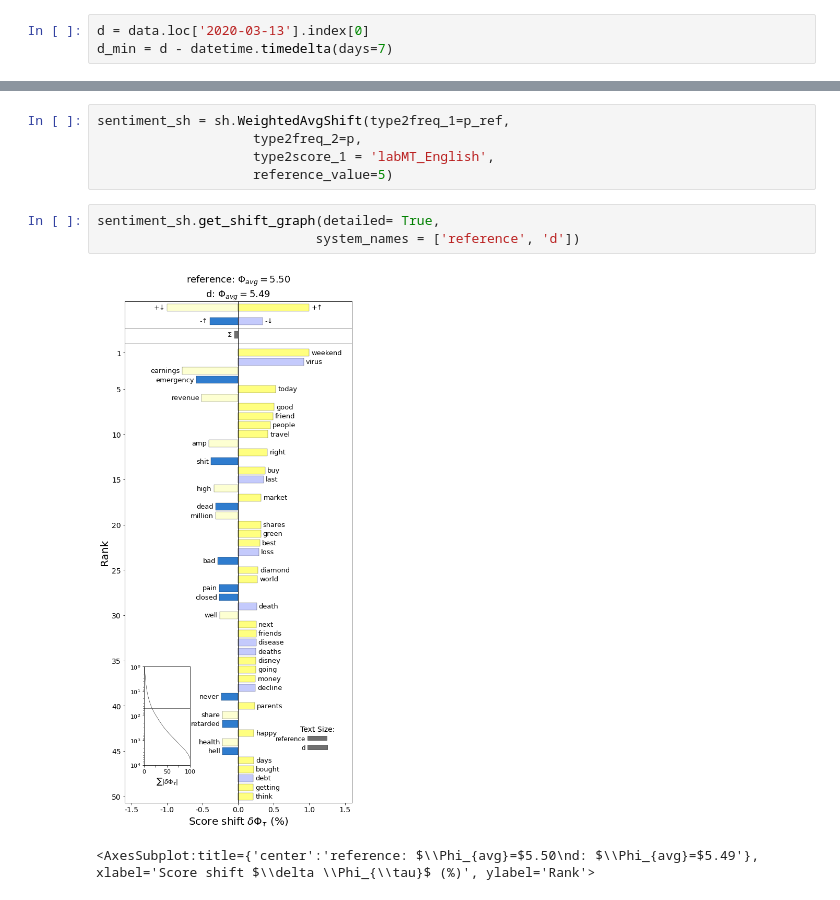
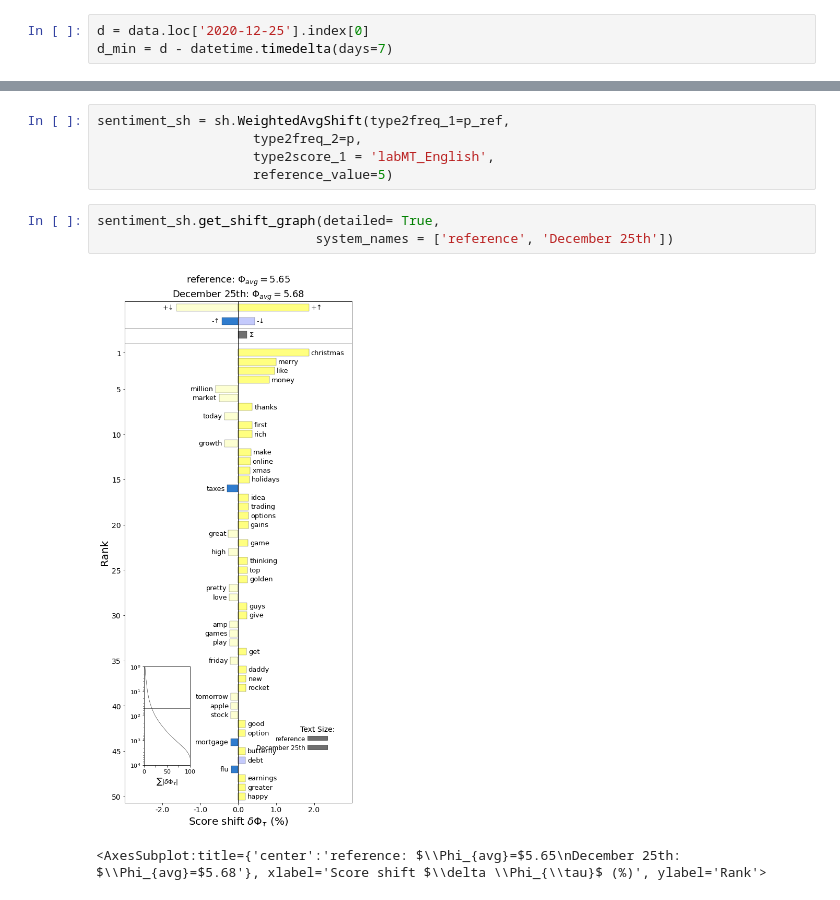
Before and after one commit to DrJupiter/comsci-assignment, a Jupyter notebook: Assignment 2 part 2.ipynb, the cells around one changed output, grey strips where cells are left out. Saved outputs shown, nothing was run; the diff lists cells and outputs as text.

```diff
--- a/Assignment 2 part 2.ipynb
+++ b/Assignment 2 part 2.ipynb
@@ -78,7 +79,7 @@ data.loc['2020-03-13']
 # %% [markdown]
 >    2. Build two lists $l$ and $l_{ref}$ containing all tokens for submissions posted on r/wallstreebets on day $d$, and in the 7 days preceding day $d$, respectively.
 # %%
-d = data.loc['2020-03-13'].index[0]
+d = data.loc['2020-12-25'].index[0]
 d_min = d - datetime.timedelta(days=7)
 # %%
 import re, string, unicodedata
@@ -296,7 +297,7 @@ sentiment_sh = sh.WeightedAvgShift(type2freq_1=p_ref,
                     reference_value=5)
 # %%
 sentiment_sh.get_shift_graph(detailed= True,
-                            system_names = ['reference', 'd'])
+                            system_names = ['reference', 'December 25th'])
 # %% [output]
-[figure, old version]
+[figure, new version]
-<AxesSubplot:title={'center':'reference: $\\Phi_{avg}=$5.50\nd: $\\Phi_{avg}=$5.49'}, xlabel='Score shift $\\delta \\Phi_{\\tau}$ (%)', ylabel='Rank'>
+<AxesSubplot:title={'center':'reference: $\\Phi_{avg}=$5.65\nDecember 25th: $\\Phi_{avg}=$5.68'}, xlabel='Score shift $\\delta \\Phi_{\\tau}$ (%)', ylabel='Rank'>
```
Also changed, not shown: parts of 5 cells of this notebook.
